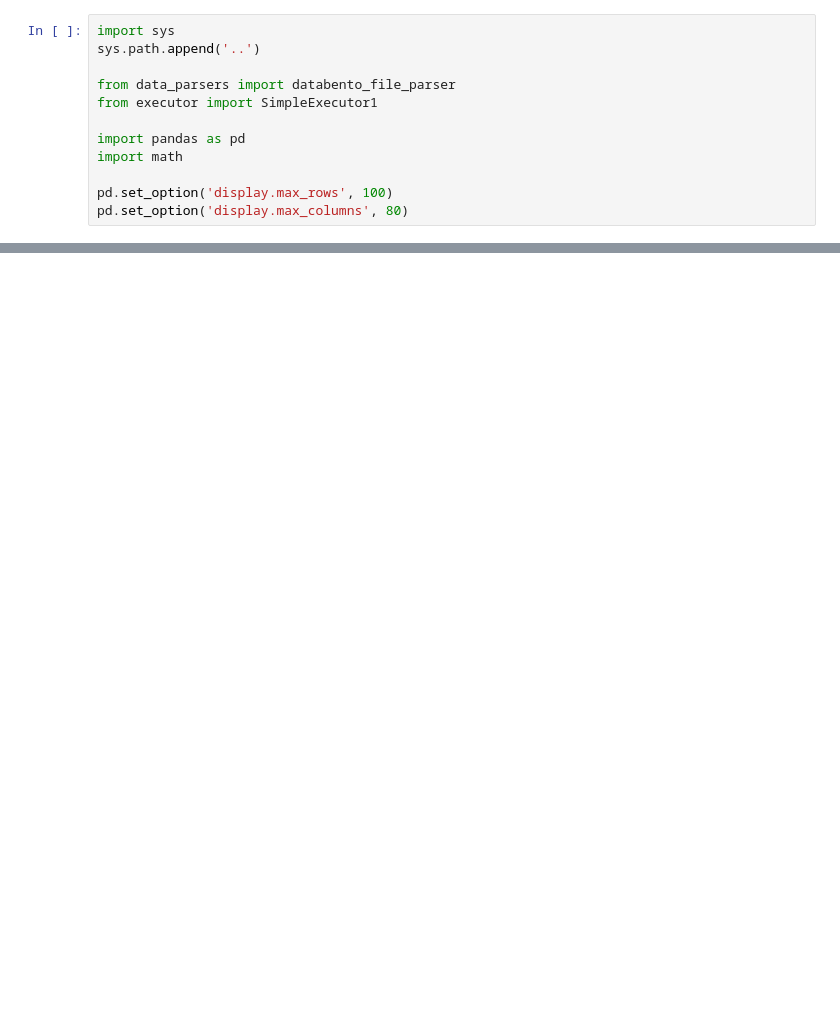
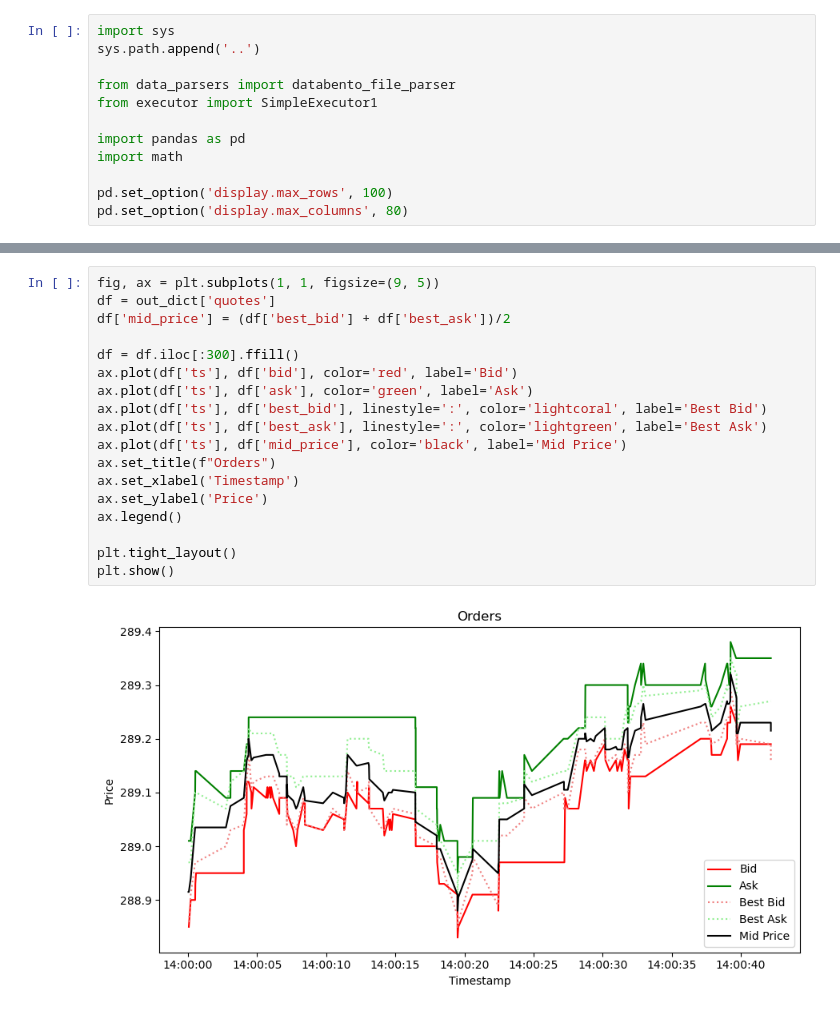
Before and after one commit to singhnam23/market-making-simulator, a Jupyter notebook: notebooks/executor_example.ipynb, the cells around one changed output, grey strips where cells are left out. Drawn from its saved outputs; the diff is of its cells as text; blank space fills up the shorter version.

```diff
--- a/notebooks/executor_example.ipynb
+++ b/notebooks/executor_example.ipynb
@@ -66,0 +93,20 @@ self.ALGO_POSITION=-1895
+# %%
+fig, ax = plt.subplots(1, 1, figsize=(9, 5))
+df = out_dict['quotes']
+df['mid_price'] = (df['best_bid'] + df['best_ask'])/2
+
+df = df.iloc[:300].ffill()
+ax.plot(df['ts'], df['bid'], color='red', label='Bid')
+ax.plot(df['ts'], df['ask'], color='green', label='Ask')
+ax.plot(df['ts'], df['best_bid'], linestyle=':', color='lightcoral', label='Best Bid')
+ax.plot(df['ts'], df['best_ask'], linestyle=':', color='lightgreen', label='Best Ask')
+ax.plot(df['ts'], df['mid_price'], color='black', label='Mid Price')
+ax.set_title(f"Orders")
+ax.set_xlabel('Timestamp')
+ax.set_ylabel('Price')
+ax.legend()
+
+plt.tight_layout()
+plt.show()
+# %% [output]
+[figure, added]
```
Also changed, not shown: parts of 8 cells of this notebook, 2 other files.
